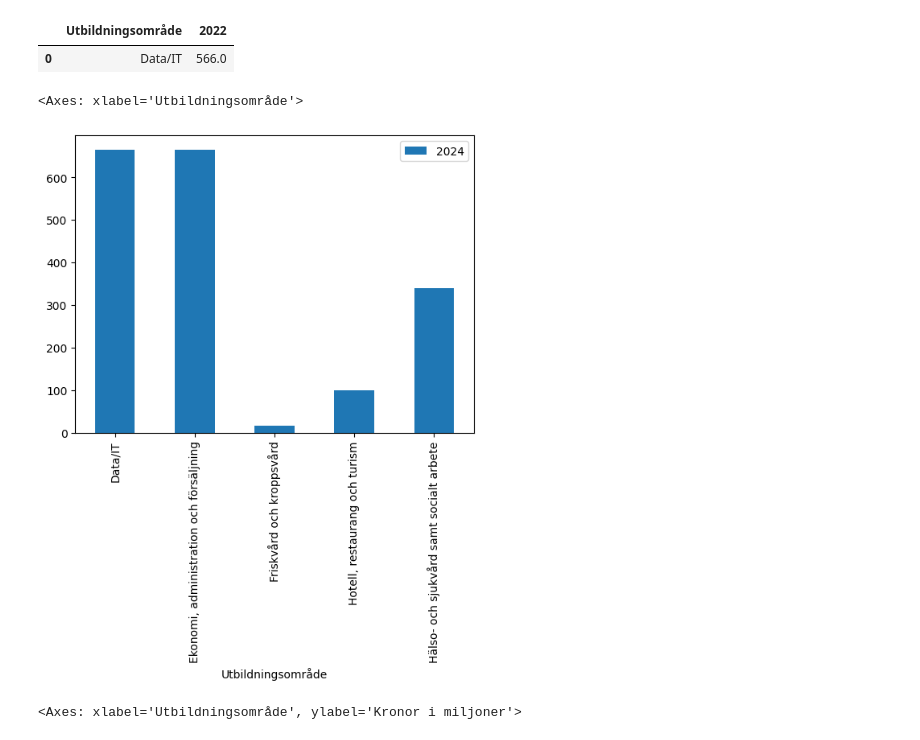
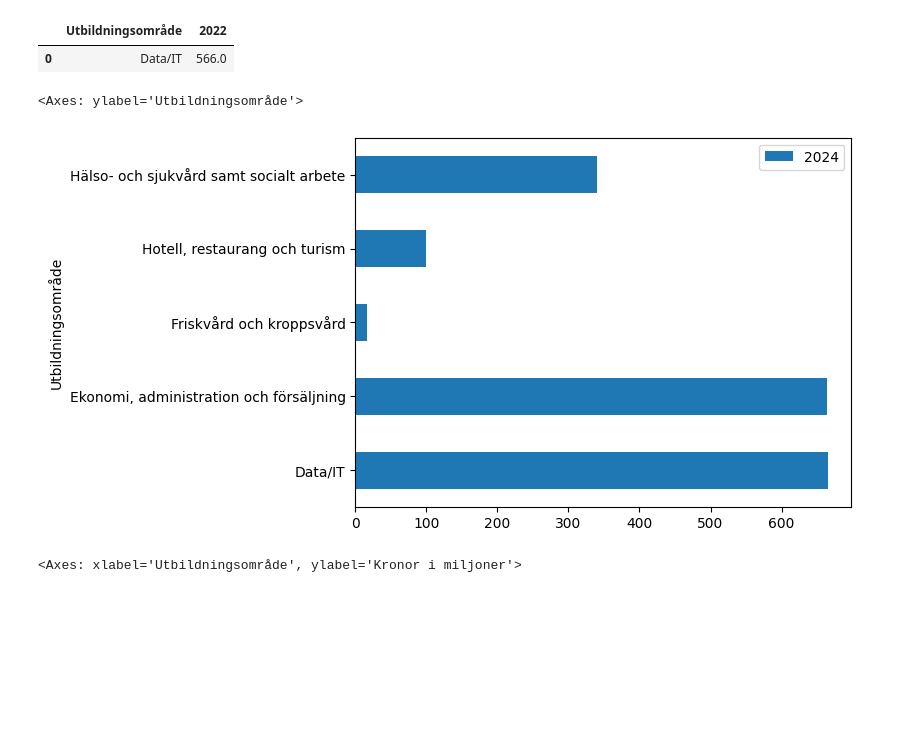
Before and after one commit to REAndreas/The_skool_grupp_3, a Jupyter notebook: eda/eda_andres/ETL_utbetalda_statlig_medel.ipynb, the cells around one changed output. Saved outputs shown, nothing was run; the diff lists cells and outputs as text; code cells hidden in the pictures; blank space fills up the shorter version.

```diff
--- a/eda/eda_andres/ETL_utbetalda_statlig_medel.ipynb
+++ b/eda/eda_andres/ETL_utbetalda_statlig_medel.ipynb
@@ -199,10 +199,10 @@ data_it_2022
 |  | Utbildningsområde | 2022 |
 | 0 | Data/IT | 566.0 |
 # %%
-df_2024.head().plot(kind="bar", x='Utbildningsområde', y=2024)
+df_2024.head().plot(kind="barh", x='Utbildningsområde', y=2024)
 # %% [output]
-<Axes: xlabel='Utbildningsområde'>
+<Axes: ylabel='Utbildningsområde'>
-[figure, old version]
+[figure, new version]
 # %%
 df_2024.head().plot(x='Utbildningsområde', y=2024, kind="bar", ylabel="Kronor i miljoner")
 # %% [output]
```
Also changed, not shown: 5 other files.
